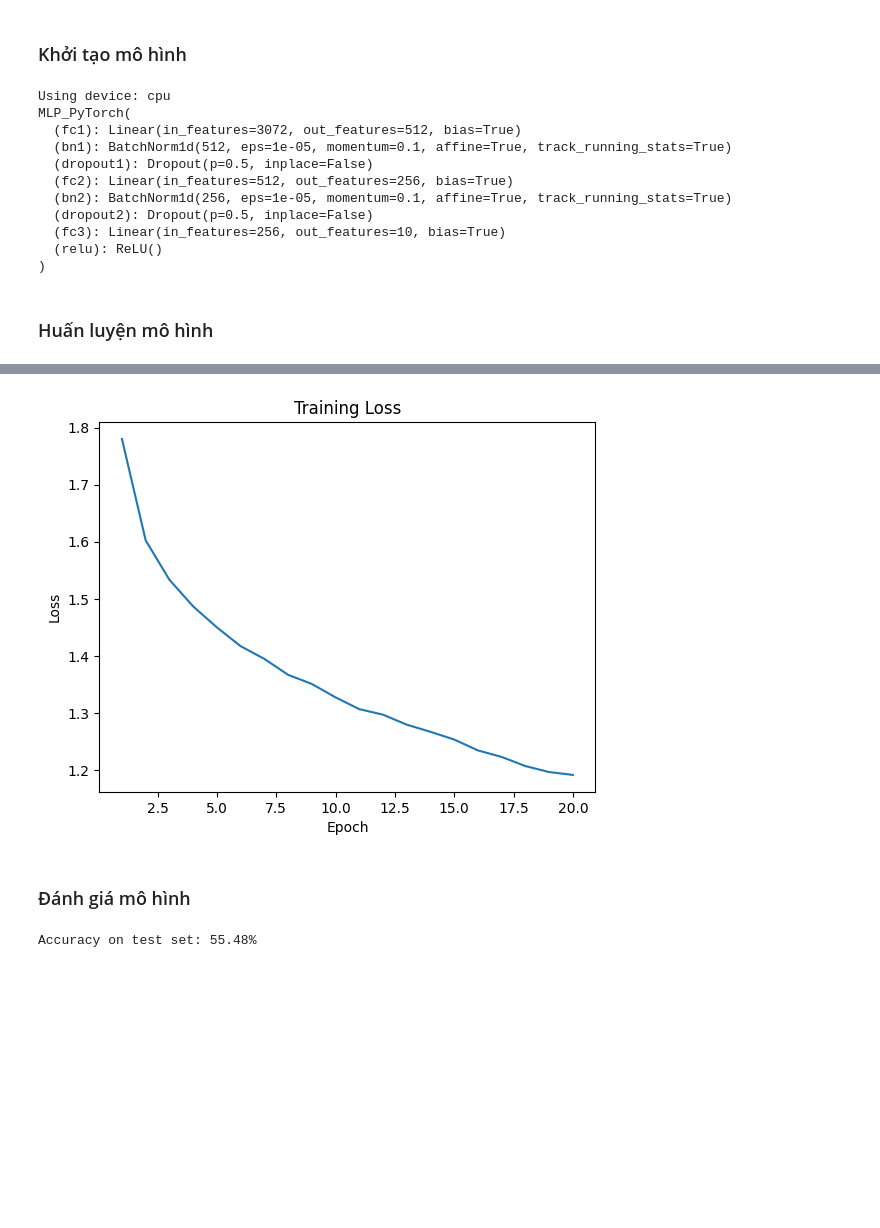
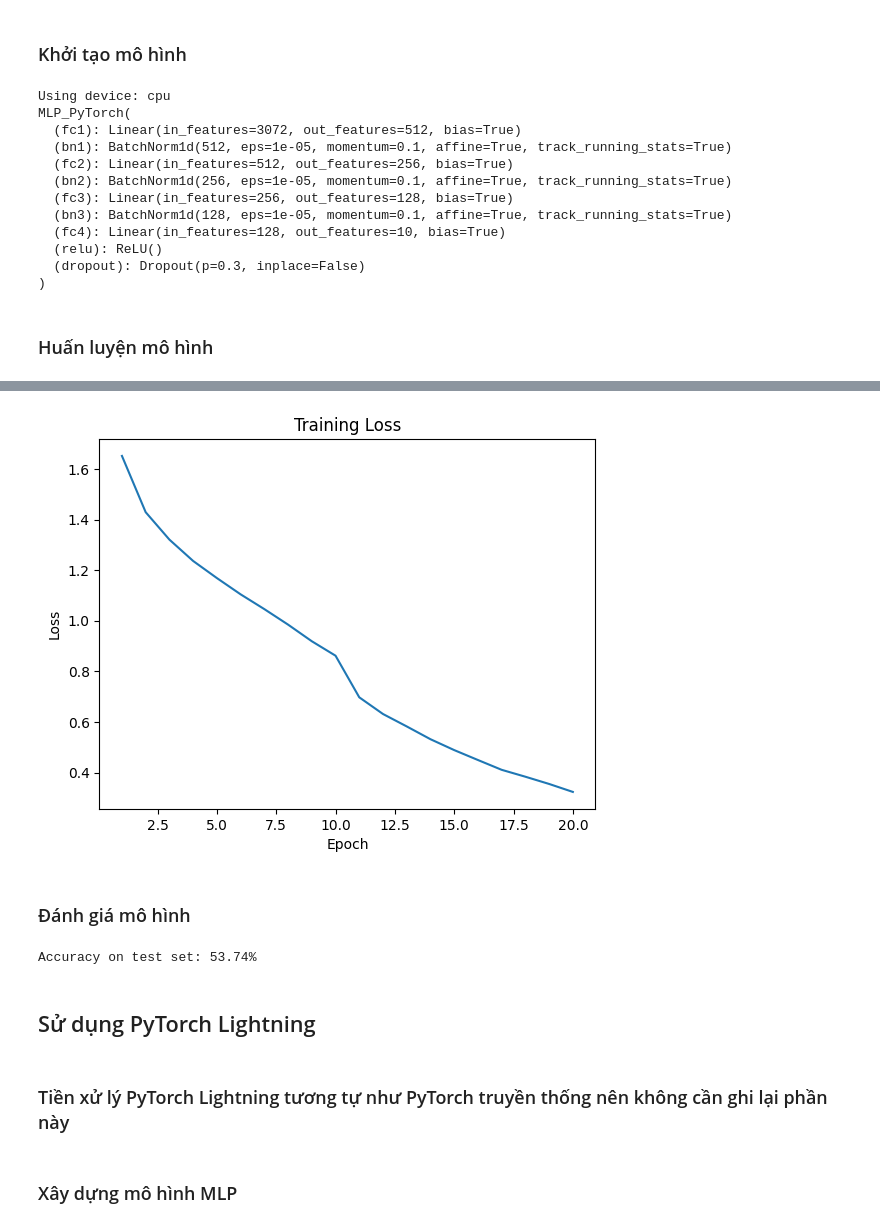
Before and after one commit to thienbanho/ML_CourseProject, a Jupyter notebook: 22127417_22127397.ipynb, the cells around one changed output, grey strips where cells are left out. Drawn from its saved outputs; the diff is of its cells as text; code cells hidden in the pictures; blank space fills up the shorter version.

Commit message:
fix PyTorch num layers, add PyTorch Lightning (other library)

```diff
--- a/22127417_22127397.ipynb
+++ b/22127417_22127397.ipynb
@@ -201,16 +201,14 @@ class MLP_PyTorch(nn.Module):
         # Chuẩn hóa dữ liệu trong mỗi batch để giữ giá trị đầu ra có phân phối ổn định (trung bình = 0, phương sai = 1)
         self.bn1 = nn.BatchNorm1d(512)
 
-        # Dropout 50%
-        # Dropout ngẫu nhiên vô hiệu hóa một số neuron (với xác suất p) trong quá trình huấn luyện để giảm overfitting
-        self.dropout1 = nn.Dropout(p=0.5)
-
 
         self.fc2 = nn.Linear(512, 256)    # Hidden layer 1 -> Hidden layer 2
         self.bn2 = nn.BatchNorm1d(256)    # Batch Normalization cho layer 2
-        self.dropout2 = nn.Dropout(p=0.5) # Dropout 50%
 
-        self.fc3 = nn.Linear(256, 10)     # Tầng đầu ra, giảm từ 256 chiều xuống 10 chiều (phù hợp cho bài toán phân loại 10 lớp của CIFAR-10).
+        self.fc3 = nn.Linear(256, 128)    # Hidden layer 2 -> Hidden layer 3
+        self.bn3 = nn.BatchNorm1d(128)    # Batch Normalization cho layer 3
+
+        self.fc4 = nn.Linear(128, 10)     # Tầng đầu ra, giảm từ 256 chiều xuống 10 chiều (phù hợp cho bài toán phân loại 10 lớp của CIFAR-10).
 
         # Hàm kích hoạt ReLU (Rectified Linear Unit) được áp dụng sau mỗi tầng ẩn để thêm phi tuyến tính.
         # Công thức đơn giản : f(x) = max(0,x)
@@ -219,19 +217,23 @@ class MLP_PyTorch(nn.Module):
         # - Khi x <= 0 gradient của ReLU bằng 0. Điều này có thể khiến một số neuron "chết" (không cập nhật được trọng số trong suốt quá trình huấn luyện).
         # - Đầu ra của ReLU không cân bằng quanh gốc tọa độ (mean ≠ 0), có thể làm chậm tốc độ hội tụ trong quá trình huấn luyện
         self.relu = nn.ReLU()
+        self.dropout = nn.Dropout(0.3)  # Dropout 30%
 
     def forward(self, x):
         x = self.fc1(x)
         x = self.bn1(x)      # BatchNorm layer 1
         x = self.relu(x)
-        x = self.dropout1(x) # Dropout layer 1
 
         x = self.fc2(x)
         x = self.bn2(x)      # BatchNorm layer 2
         x = self.relu(x)
-        x = self.dropout2(x) # Dropout layer 2
 
-        x = self.fc3(x)      # Output layer
+        x = self.fc3(x)
+        x = self.bn3(x)      # BatchNorm layer 3
+        x = self.relu(x)
+        x = self.dropout(x) # Dropout layer cuối
+
+        x = self.fc4(x)      # Output layer
         return x
 # %% [markdown]
 ### Khởi tạo mô hình
@@ -259,18 +261,22 @@ loss_criterion = nn.CrossEntropyLoss()  # Loss cho bài toán phân loại
 # Hệ số learning rate điều chỉnh mức độ thay đổi của W trong mỗi lần cập nhật
 optimizer = optim.Adam(model.parameters(), lr=0.001)
 
+# Thêm scheduler
+scheduler = torch.optim.lr_scheduler.StepLR(optimizer, step_size=10, gamma=0.5)
+
 print(model)  # In kiến trúc mô hình
 # %% [output]
 Using device: cpu
 MLP_PyTorch(
   (fc1): Linear(in_features=3072, out_features=512, bias=True)
   (bn1): BatchNorm1d(512, eps=1e-05, momentum=0.1, affine=True, track_running_stats=True)
-  (dropout1): Dropout(p=0.5, inplace=False)
   (fc2): Linear(in_features=512, out_features=256, bias=True)
   (bn2): BatchNorm1d(256, eps=1e-05, momentum=0.1, affine=True, track_running_stats=True)
-  (dropout2): Dropout(p=0.5, inplace=False)
-  (fc3): Linear(in_features=256, out_features=10, bias=True)
+  (fc3): Linear(in_features=256, out_features=128, bias=True)
+  (bn3): BatchNorm1d(128, eps=1e-05, momentum=0.1, affine=True, track_running_stats=True)
+  (fc4): Linear(in_features=128, out_features=10, bias=True)
   (relu): ReLU()
+  (dropout): Dropout(p=0.3, inplace=False)
 )
 # %% [markdown]
 ### Huấn luyện mô hình
@@ -297,6 +303,8 @@ for epoch in range(epochs):
 
         running_loss += loss.item()
 
+    scheduler.step()
+
     epoch_loss = running_loss / len(train_loader) # Loss trung bình tất cả batch từng epoch
     loss_values.append(epoch_loss)
     print(f"Epoch [{epoch+1}/{epochs}], Loss: {running_loss/len(train_loader):.4f}")
@@ -331,4 +339,4 @@ Training Time: 110.78 seconds
-[figure, old version]
+[figure, new version]
 # %% [markdown]
 ### Đánh giá mô hình
 # %%
@@ -355,4 +363,8 @@ with torch.no_grad():
 accuracy = 100 * correct / total # Độ chính xác
 print(f"Accuracy on test set: {accuracy:.2f}%")
 # %% [output]
-Accuracy on test set: 55.48%
+Accuracy on test set: 53.74%
+# %% [markdown]
+## Sử dụng PyTorch Lightning
+# %% [markdown]
+### Tiền xử lý PyTorch Lightning tương tự như PyTorch truyền thống nên không cần ghi lại phần này
@@ -358,0 +379,2 @@ Accuracy on test set: 55.48%
+# %% [markdown]
+### Xây dựng mô hình MLP
```
Also changed, not shown: parts of 7 cells of this notebook, 12 other files.
